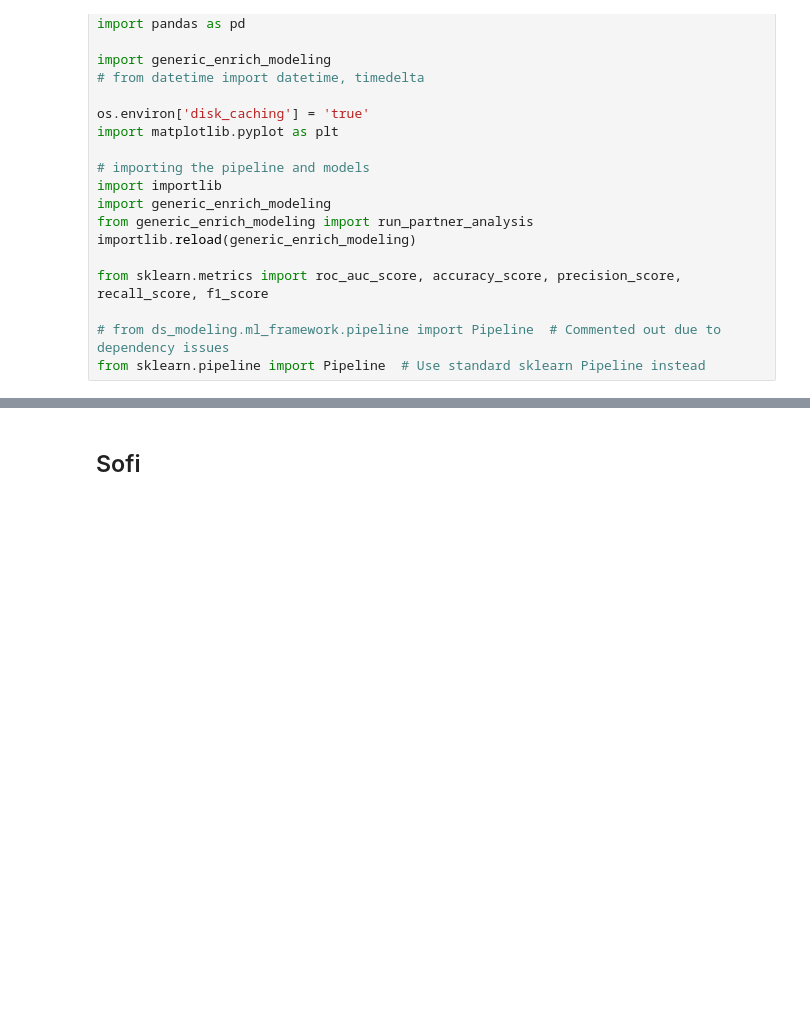
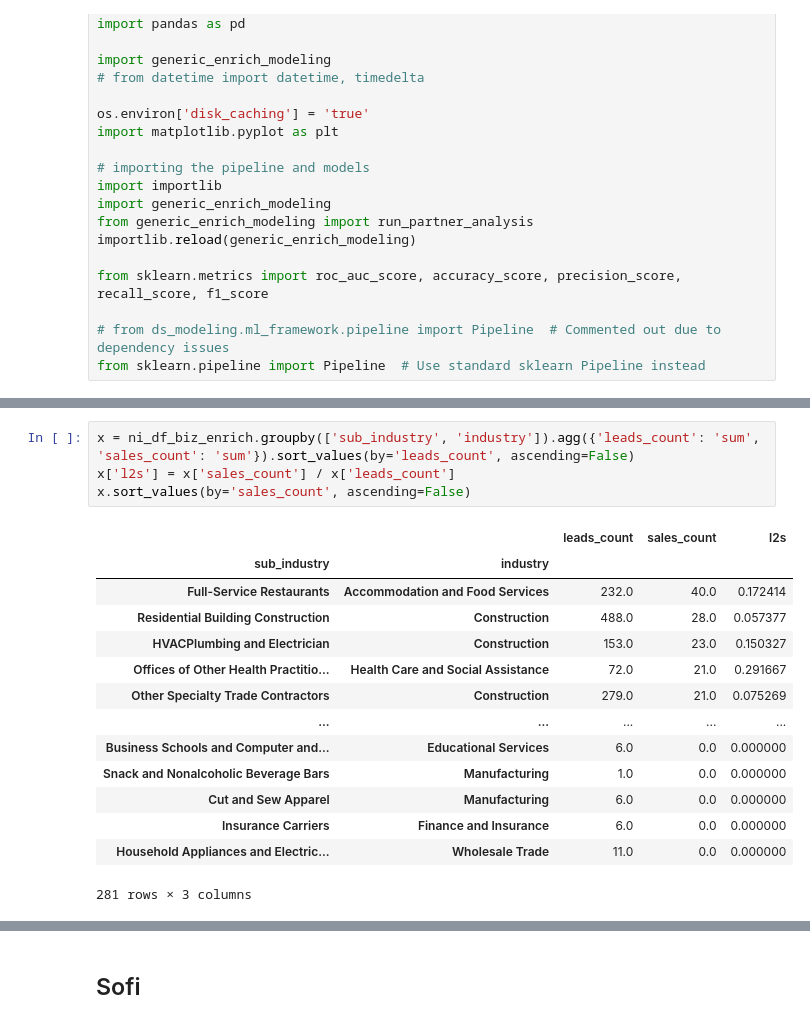
Before and after one commit to omribouch/enrichment, a Jupyter notebook: enrich_notebook.ipynb, the cells around one changed output, grey strips where cells are left out. Cells and saved outputs as stored; diff of their text form; blank space fills up the shorter version.

```diff
--- a/enrich_notebook.ipynb
+++ b/enrich_notebook.ipynb
@@ -26,0 +275,19 @@ from sklearn.pipeline import Pipeline  # Use standard sklearn Pipeline instead
+# %%
+x = ni_df_biz_enrich.groupby(['sub_industry', 'industry']).agg({'leads_count': 'sum', 'sales_count': 'sum'}).sort_values(by='leads_count', ascending=False)
+x['l2s'] = x['sales_count'] / x['leads_count']
+x.sort_values(by='sales_count', ascending=False)
+# %% [output]
+|  |  | leads_count | sales_count | l2s |
+| sub_industry | industry |  |  |  |
+| Full-Service Restaurants | Accommodation and Food Services | 232.0 | 40.0 | 0.172414 |
+| Residential Building Construction | Construction | 488.0 | 28.0 | 0.057377 |
+| HVACPlumbing and Electrician | Construction | 153.0 | 23.0 | 0.150327 |
+| Offices of Other Health Practitio... | Health Care and Social Assistance | 72.0 | 21.0 | 0.291667 |
+| Other Specialty Trade Contractors | Construction | 279.0 | 21.0 | 0.075269 |
+| ... | ... | ... | ... | ... |
+| Business Schools and Computer and... | Educational Services | 6.0 | 0.0 | 0.000000 |
+| Snack and Nonalcoholic Beverage Bars | Manufacturing | 1.0 | 0.0 | 0.000000 |
+| Cut and Sew Apparel | Manufacturing | 6.0 | 0.0 | 0.000000 |
+| Insurance Carriers | Finance and Insurance | 6.0 | 0.0 | 0.000000 |
+| Household Appliances and Electric... | Wholesale Trade | 11.0 | 0.0 | 0.000000 |
+281 rows × 3 columns
```
Also changed, not shown: parts of 9 cells of this notebook, 7 other files.
